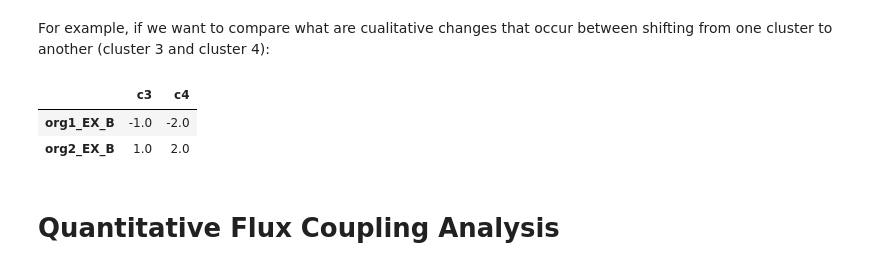
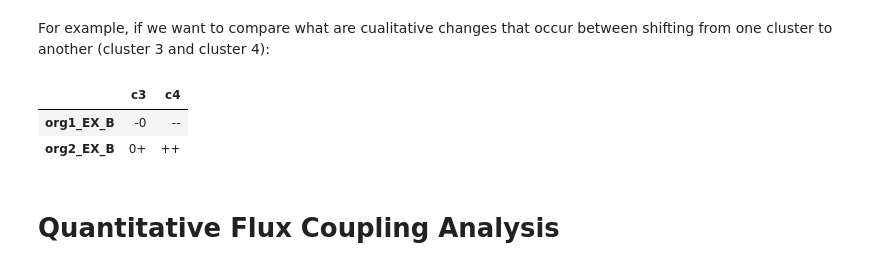
Before and after one commit to mathomics/ecosystem, a Jupyter notebook: sup_toy_example.ipynb, the cells around one changed output. Cells and saved outputs as stored; diff of their text form; code cells hidden in the pictures.

```diff
--- a/sup_toy_example.ipynb
+++ b/sup_toy_example.ipynb
@@ -368,12 +407,12 @@ df
 # %% [markdown]
 For example, if we want to compare what are cualitative changes that occur between shifting from one cluster to another (cluster 3 and cluster 4):
 # %%
-df_comp = eco2_model.compare_clusters(eco2_model.get_cluster_reaction_values(thr=0.8, changing= True), 'c3','c4')
+df_comp = eco2_model.compare_clusters(df, 'c3','c4')
 
 df_comp
 # %% [output]
 |  | c3 | c4 |
-| org1_EX_B | -1.0 | -2.0 |
-| org2_EX_B | 1.0 | 2.0 |
+| org1_EX_B | -0 | -- |
+| org2_EX_B | 0+ | ++ |
 # %% [markdown]
 # Quantitative Flux Coupling Analysis
```
Also changed, not shown: parts of 19 cells of this notebook, 2 other files.
